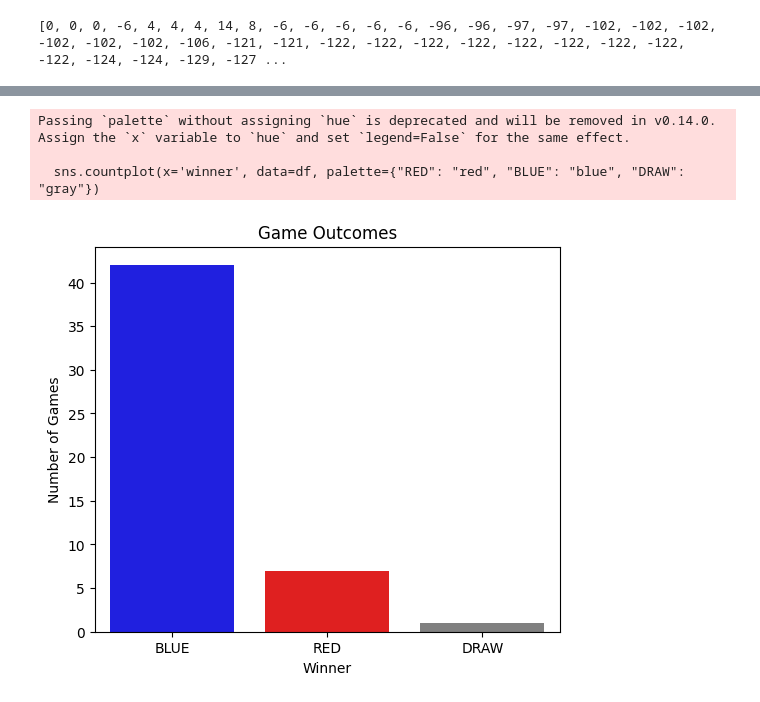
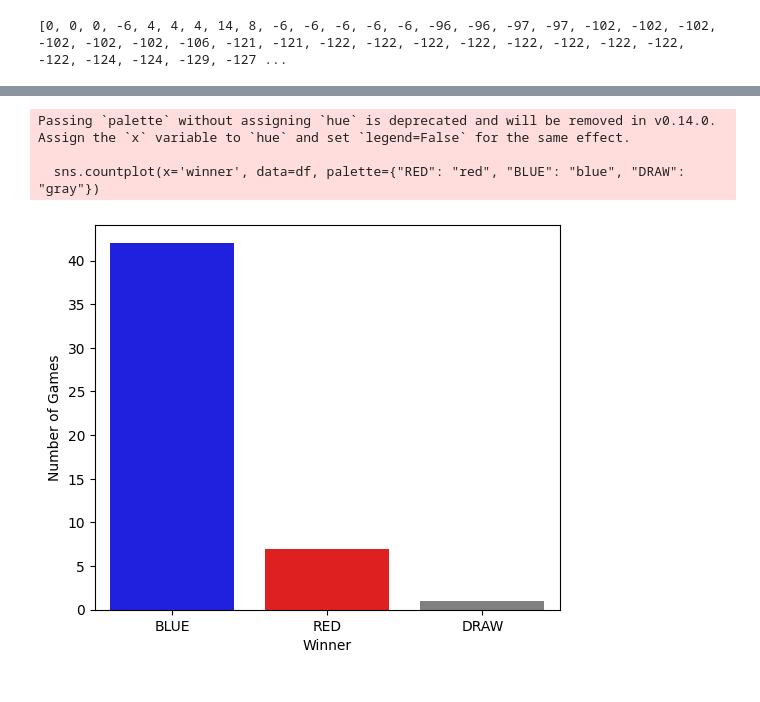
Before and after one commit to RCJamen/damathllm, a Jupyter notebook: results/minimax_statistics.ipynb, the cells around one changed output, grey strips where cells are left out. Saved outputs shown, nothing was run; the diff lists cells and outputs as text; code cells hidden in the pictures.

```diff
--- a/results/minimax_statistics.ipynb
+++ b/results/minimax_statistics.ipynb
@@ -195,13 +195,13 @@ dtype: float64
 # %%
 plt.figure(figsize=(6, 5))
 sns.countplot(x='winner', data=df, palette={"RED": "red", "BLUE": "blue", "DRAW": "gray"})
-plt.title('Game Outcomes')
+# plt.title('Game Outcomes')
 plt.xlabel('Winner')
 plt.ylabel('Number of Games')
 plt.savefig('images/minimax_gameoutcomes.png', dpi=100)
 plt.show()
 # %% [output]
 Passing `palette` without assigning `hue` is deprecated and will be removed in v0.14.0. Assign the `x` variable to `hue` and set `legend=False` for the same effect.
 
   sns.countplot(x='winner', data=df, palette={"RED": "red", "BLUE": "blue", "DRAW": "gray"})
-[figure, old version]
+[figure, new version]
```
Also changed, not shown: parts of 3 cells of this notebook, 10 other files.
